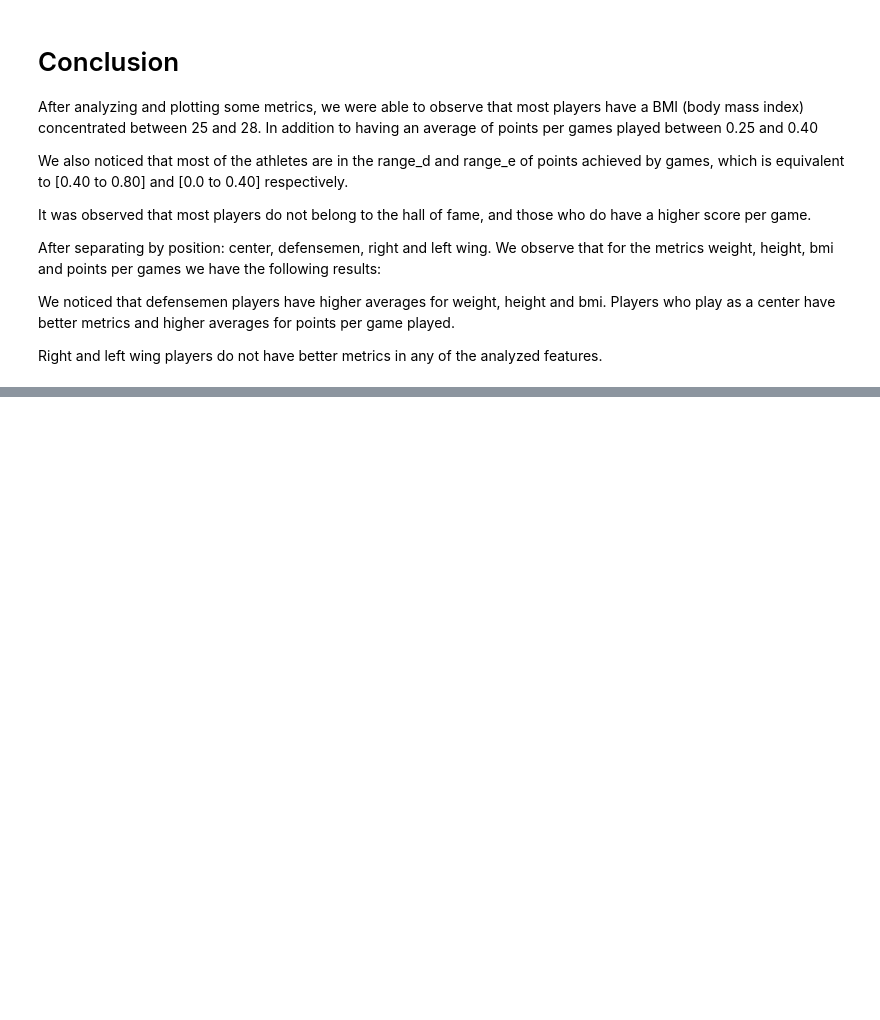
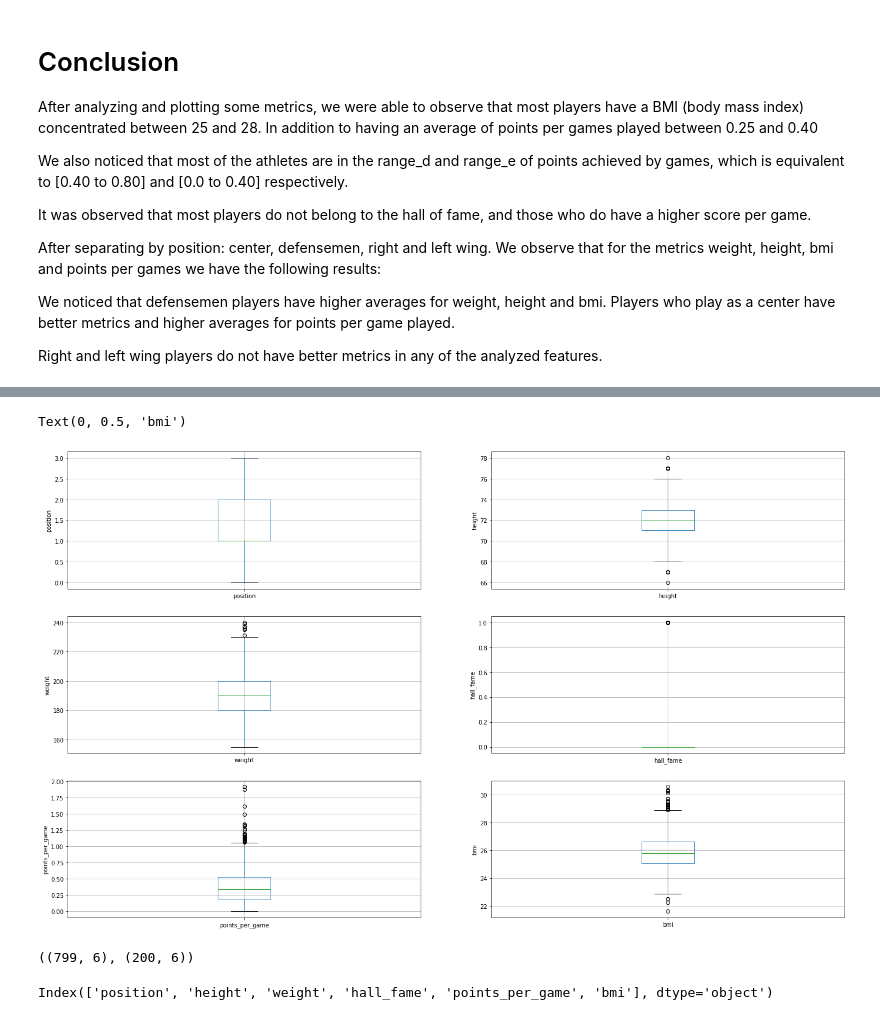
Before and after one commit to PKpacheco/supervised_ml_assignment, a Jupyter notebook: RRC_supervised_ML_Paola_Katherine.ipynb, the cells around one changed output, grey strips where cells are left out. Drawn from its saved outputs; the diff is of its cells as text; code cells hidden in the pictures; blank space fills up the shorter version.

```diff
--- a/RRC_supervised_ML_Paola_Katherine.ipynb
+++ b/RRC_supervised_ML_Paola_Katherine.ipynb
@@ -856,0 +854,12 @@ print(svc_model.score(X_test, y_test))
+# %%
+# encoding range_points, position and hall_fame
+
+from sklearn import preprocessing
+
+le = preprocessing.LabelEncoder()
+
+new_data['range_points'] = le.fit_transform(new_data['range_points'])
+new_data['position'] = le.fit_transform(new_data['position'])
+new_data['hall_fame'] = le.fit_transform(new_data['hall_fame'])
+
+new_data
@@ -856,0 +931,42 @@ print(svc_model.score(X_test, y_test))
+# %%
+# check outliers
+plt.figure(figsize=(24,20))
+
+
+plt.subplot(4, 2, 1)
+fig = new_data.boxplot(column='position')
+fig.set_title('')
+fig.set_ylabel('position')
+
+
+plt.subplot(4, 2, 2)
+fig = new_data.boxplot(column='height')
+fig.set_title('')
+fig.set_ylabel('height')
+
+
+plt.subplot(4, 2, 3)
+fig = new_data.boxplot(column='weight')
+fig.set_title('')
+fig.set_ylabel('weight')
+
+
+plt.subplot(4, 2, 4)
+fig = new_data.boxplot(column='hall_fame')
+fig.set_title('')
+fig.set_ylabel('hall_fame')
+
+
+plt.subplot(4, 2, 5)
+fig = new_data.boxplot(column='points_per_game')
+fig.set_title('')
+fig.set_ylabel('points_per_game')
+
+
+plt.subplot(4, 2, 6)
+fig = new_data.boxplot(column='bmi')
+fig.set_title('')
+fig.set_ylabel('bmi')
+# %% [output]
+Text(0, 0.5, 'bmi')
+[figure, added]
@@ -856,0 +982,9 @@ print(svc_model.score(X_test, y_test))
+# %%
+X_train.shape, X_test.shape
+# %% [output]
+((799, 6), (200, 6))
+# %%
+cols = X_train.columns
+cols
+# %% [output]
+Index(['position', 'height', 'weight', 'hall_fame', 'points_per_game', 'bmi'], dtype='object')
```
Also changed, not shown: parts of 46 cells of this notebook.
